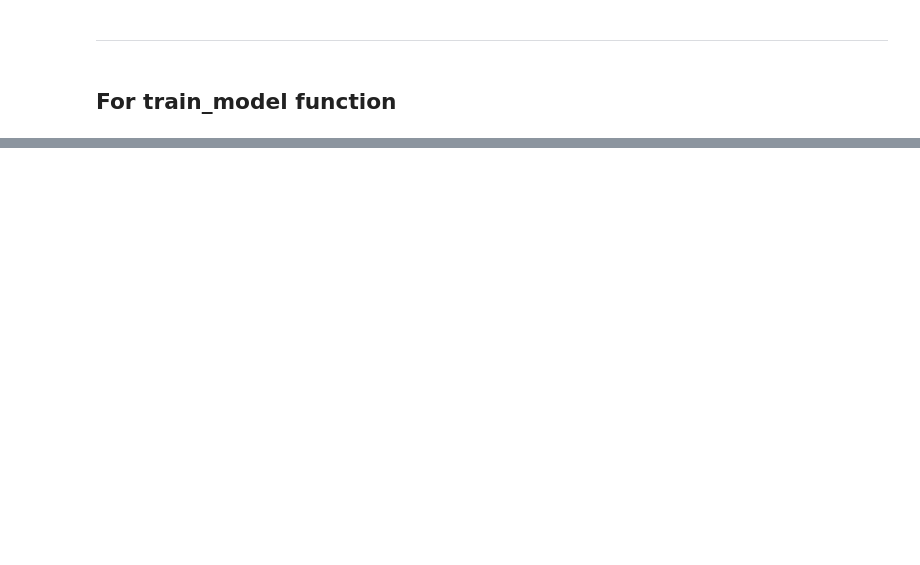
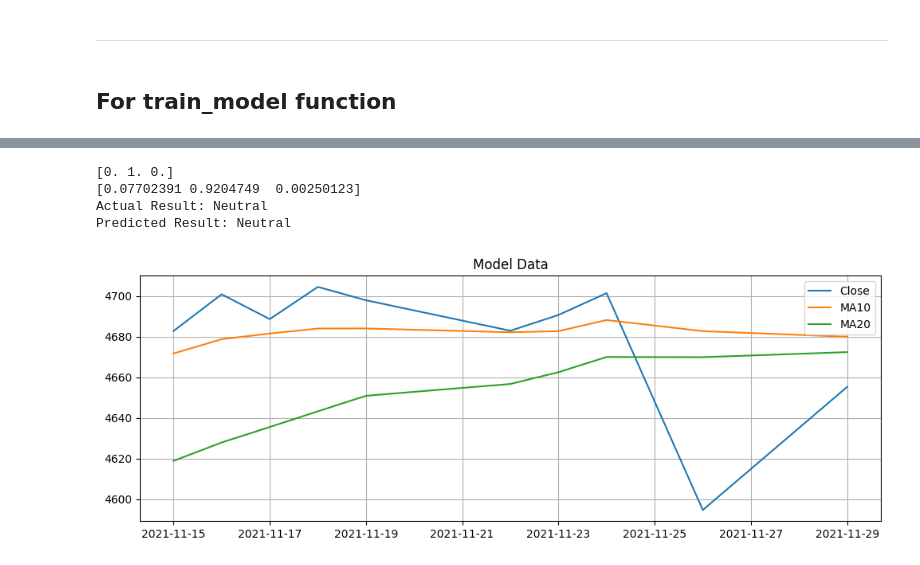
Before and after one commit to BoykoPetevBoev/Stock-Market-Prediction, a Jupyter notebook: src/models/lstm_v3/lstm_model.ipynb, the cells around one changed output, grey strips where cells are left out. Saved outputs shown, nothing was run; the diff lists cells and outputs as text; code cells hidden in the pictures; blank space fills up the shorter version.

```diff
--- a/src/models/lstm_v3/lstm_model.ipynb
+++ b/src/models/lstm_v3/lstm_model.ipynb
@@ -224,0 +209,15 @@ plot_direction_comparison(y_predictions_classes, predictions_classes)
+# %%
+
+def plot_info(index):
+    print(y_predict[index])
+    print(predictions[index])
+
+    print("Actual Result:", TREND_CLASSES[y_predictions_classes[index]])
+    print("Predicted Result:", TREND_CLASSES[predictions_classes[index]])
+
+
+    plt = config_chart('Model Data')
+    plt.plot(predict["dates"][index], x_predict[index, :, 0])
+    plt.plot(predict["dates"][index], x_predict[index, :, 1])
+    plt.plot(predict["dates"][index], x_predict[index, :, 2])
+    plt.legend(SEQUENCE_COLUMNS)
@@ -224,0 +232,8 @@ plot_direction_comparison(y_predictions_classes, predictions_classes)
+# %%
+plot_info(50)
+# %% [output]
+[0. 1. 0.]
+[0.07702391 0.9204749  0.00250123]
+Actual Result: Neutral
+Predicted Result: Neutral
+[figure, added]
```
Also changed, not shown: parts of 10 cells of this notebook, 8 other files.
